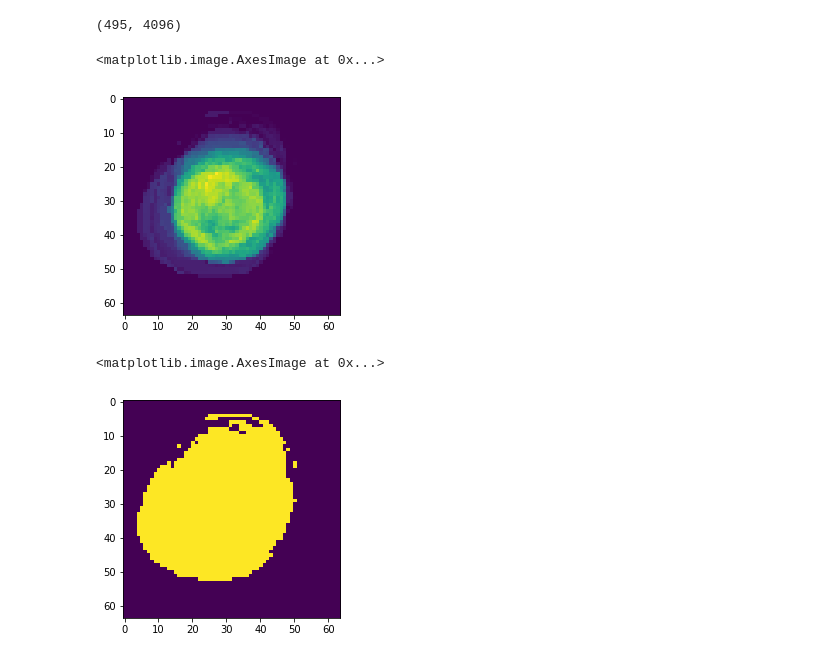
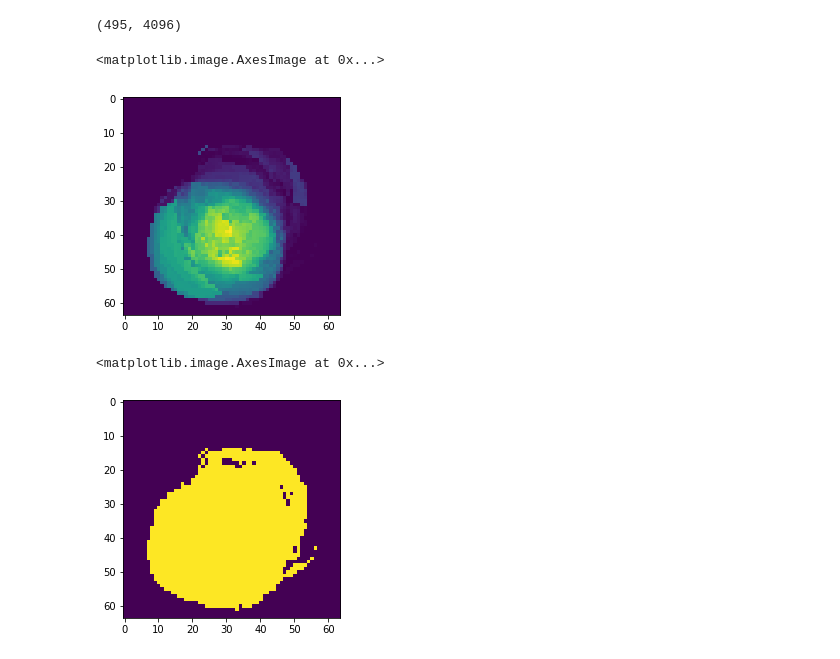
Before and after one commit to alexattia/Medical-Image-Analysis, a Jupyter notebook: Stacked Auto Encoder.ipynb, the cells around one changed output. Drawn from its saved outputs; the diff is of its cells as text; code cells hidden in the pictures.

```diff
--- a/Stacked Auto Encoder.ipynb
+++ b/Stacked Auto Encoder.ipynb
@@ -176,6 +177,6 @@ model.add(Dense(input_dim = 100, output_dim = 4096, init = 'zero', kernel_regula
 model.compile(optimizer = 'adam', loss = "MSE", metrics=['accuracy'])
 
 h = model.fit(X_train, Y_train,
-          epochs=100,
+          epochs=20,
           verbose=2)
 # %% [output]
@@ -219,20 +220,20 @@ l3_pred.shape
 # %% [output]
 (495, 4096)
 # %%
-j = 1
+j = 17
 # select one predicted ROI
 pred3 = l3_pred[j].reshape((64,64))
 p = cv2.threshold(pred3, 0, 1, cv2.INTER_AREA)
 plt.imshow(p[1])
 # %% [output]
 <matplotlib.image.AxesImage at 0x...>
-[figure, old version]
+[figure, new version]
 # %%
-j = 1
+j = 20
 # select one predicted ROI
 pred3 = l3_pred[j].reshape((64,64))
 p = cv2.threshold(pred3, 0, 1, cv2.INTERSECT_NONE)
 plt.imshow(p[1])
 # %% [output]
 <matplotlib.image.AxesImage at 0x...>
-[figure, old version]
+[figure, new version]
```
Also changed, not shown: parts of 12 cells of this notebook.
